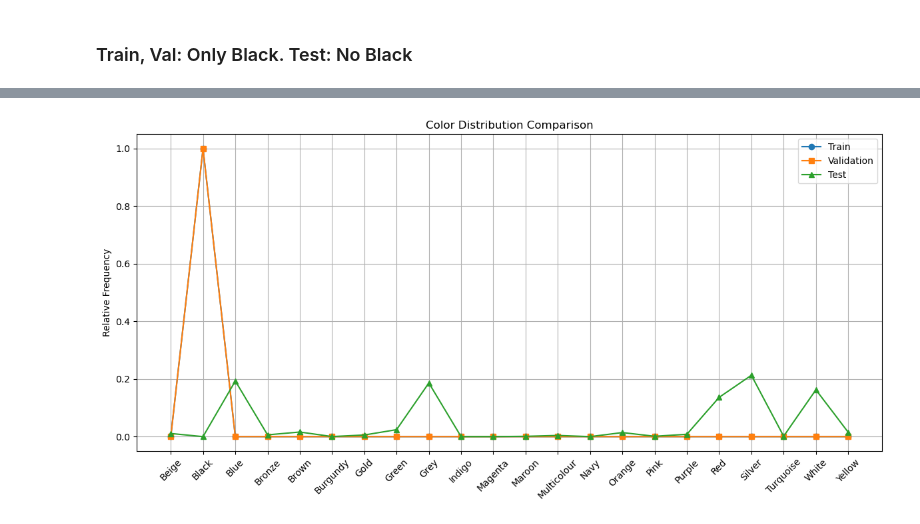
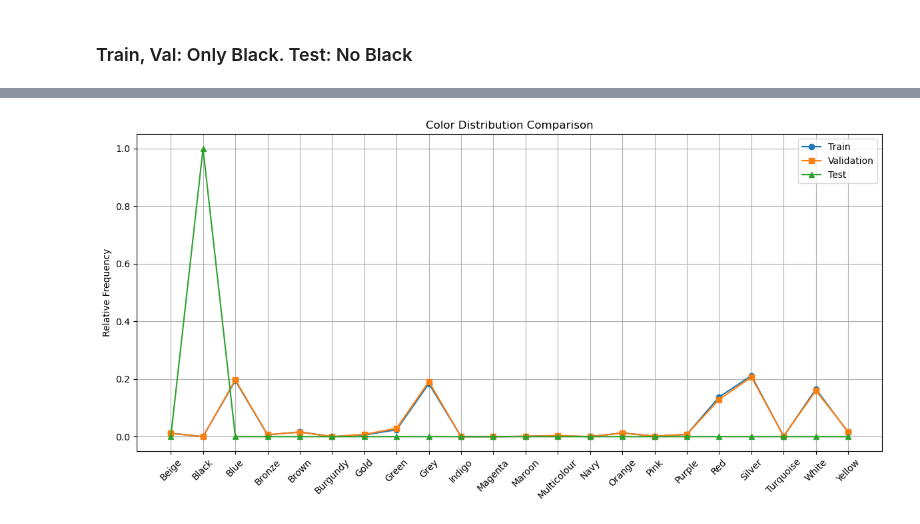
Before and after one commit to kgutjahr/STiL-TTA, a Jupyter notebook: data/create_shifted_data.ipynb, the cells around one changed output, grey strips where cells are left out. Saved outputs shown, nothing was run; the diff lists cells and outputs as text; code cells hidden in the pictures.

Commit message:
better split dataset

```diff
--- a/data/create_shifted_data.ipynb
+++ b/data/create_shifted_data.ipynb
@@ -531,11 +524,11 @@ def calc_JS(first_dist: pd.DataFrame, second_dist: pd.DataFrame) -> float:
 # %%
 colors = list(color_coding.values())
 # %%
-def fill_missing_vals(df: pd.DataFrame, colors: list[str]) -> pd.DataFrame:
+def fill_missing_vals(df: pd.DataFrame, fill_values: list[str]) -> pd.DataFrame:
     # fill missing color with 0 if it isn't present in distribution
-    for color in colors:
-        if color not in df:
-            df[color] = 0
+    for fill in fill_values:
+        if fill not in df:
+            df[fill] = 0
     return df
 # %%
 train_dist = train_color_counts['Count'] / train_color_counts['Count'].sum()
@@ -579 +586,8 @@ plot_compare_distribution(train_dist=train_dist, val_dist=val_dist, test_dist=te
+# %%
+def create_shift_mask(df: pd.DataFrame, filters: list[Dict[str, str]]) -> pd.Series:
+    mask = pd.Series(True, index=df.index)  # Start with all True
+    for f in filters:
+        for col, val in f.items():
+            mask &= df[col] == val
+    return mask
 # %%
@@ -673,10 +670,13 @@ def create_dist_dfs(train_df: pd.DataFrame, val_df: pd.DataFrame, test_df: pd.Da
 # %% [markdown]
 ### Train, Val: No Black. Test: Only Black
 # %%
-train_no_black_df_concatenated, val_no_black_df_concatenated, test_only_black_df_concatenated = create_shifted_splits(train_df=train_df,
-                                                                                                                      val_df=val_df,
-                                                                                                                      test_df=test_df,
-                                                                                                                      split=[{"Color": "Black"}],
-                                                                                                                      ratio=ratio,
-                                                                                                                      mode=0)
+ratio = [0.1, 0.5]
+train_no_black_df, val_no_black_df, test_only_black_df = create_shifted_splits(df=full_data_df,
+                                                                               split=[{"Color": "Black"}],
+                                                                               ratio=ratio,
+                                                                               mode=0)
+
+display(train_no_black_df)
+display(val_no_black_df)
+display(test_only_black_df)
 # %% [output]
@@ -695,8 +726,13 @@ print(round(train_no_black_df_concatenated.shape[0] / test_only_black_df_concate
 # %%
-train_no_black_dist, val_no_black_dist, test_only_black_dist = create_dist_dfs(train_df=train_no_black_df_concatenated,
-                                                                               val_df=val_no_black_df_concatenated,
-                                                                               test_df=test_only_black_df_concatenated,
-                                                                               colors=colors)
+train_no_black_dist = create_dist_dfs(df=train_no_black_df,
+                                    cols=["Color"],
+                                    fill_values=colors)
+val_no_black_dist = create_dist_dfs(df=val_no_black_df,
+                                    cols=["Color"],
+                                    fill_values=colors)
+test_only_black_dist = create_dist_dfs(df=test_only_black_df,
+                                    cols=["Color"],
+                                    fill_values=colors)
 # %%
 train_test_kl_no_black = calc_JS(first_dist=train_no_black_dist, second_dist=test_only_black_dist)
 train_test_kl_no_black
@@ -741,4 +816,4 @@ train_test_kl_only_black
 # %%
-plot_compare_distribution(train_dist=train_only_black_dist, val_dist=val_only_black_dist, test_dist=test_no_black_dist, colors=colors)
+plot_compare_distribution(train_dist=train_no_black_dist, val_dist=val_no_black_dist, test_dist=test_only_black_dist, colors=colors)
 # %% [output]
-[figure, old version]
+[figure, new version]
```
Also changed, not shown: parts of 24 cells of this notebook.
